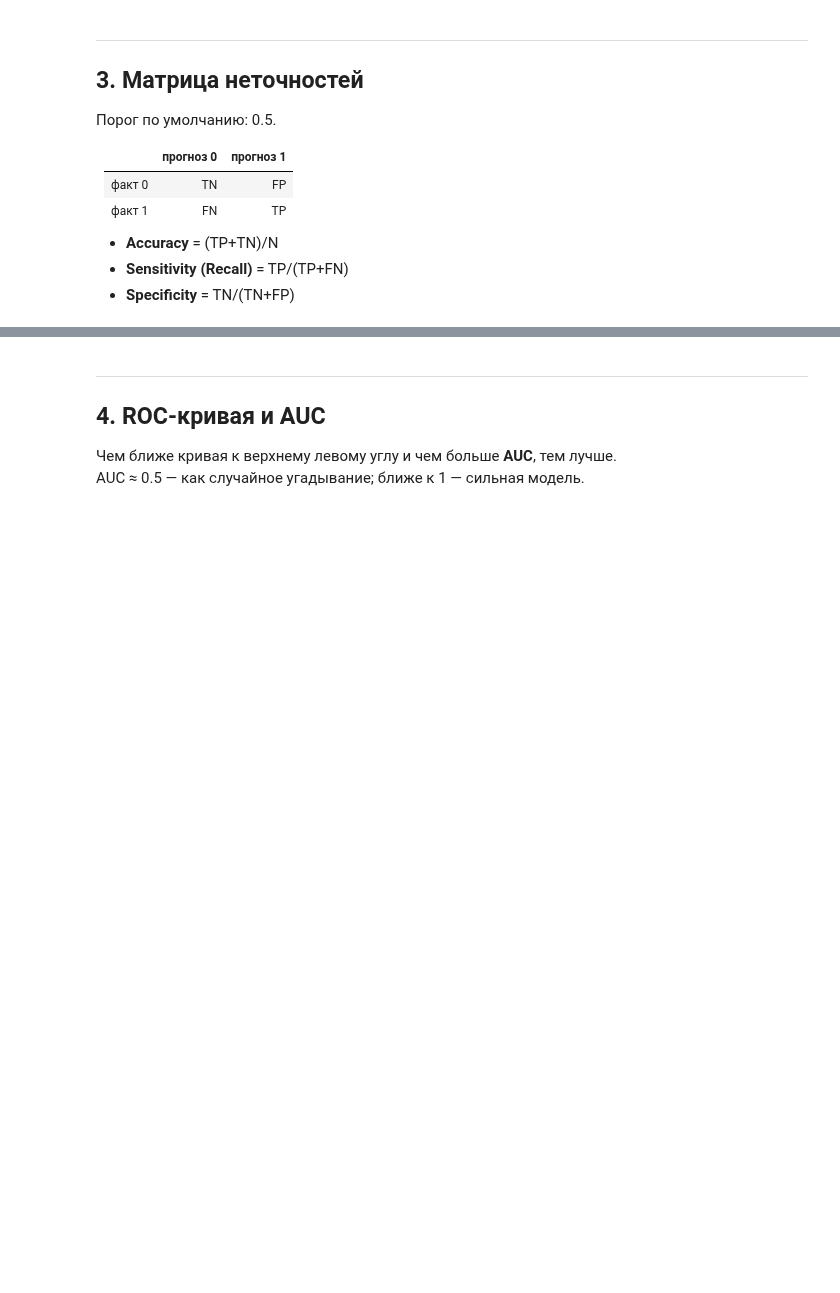
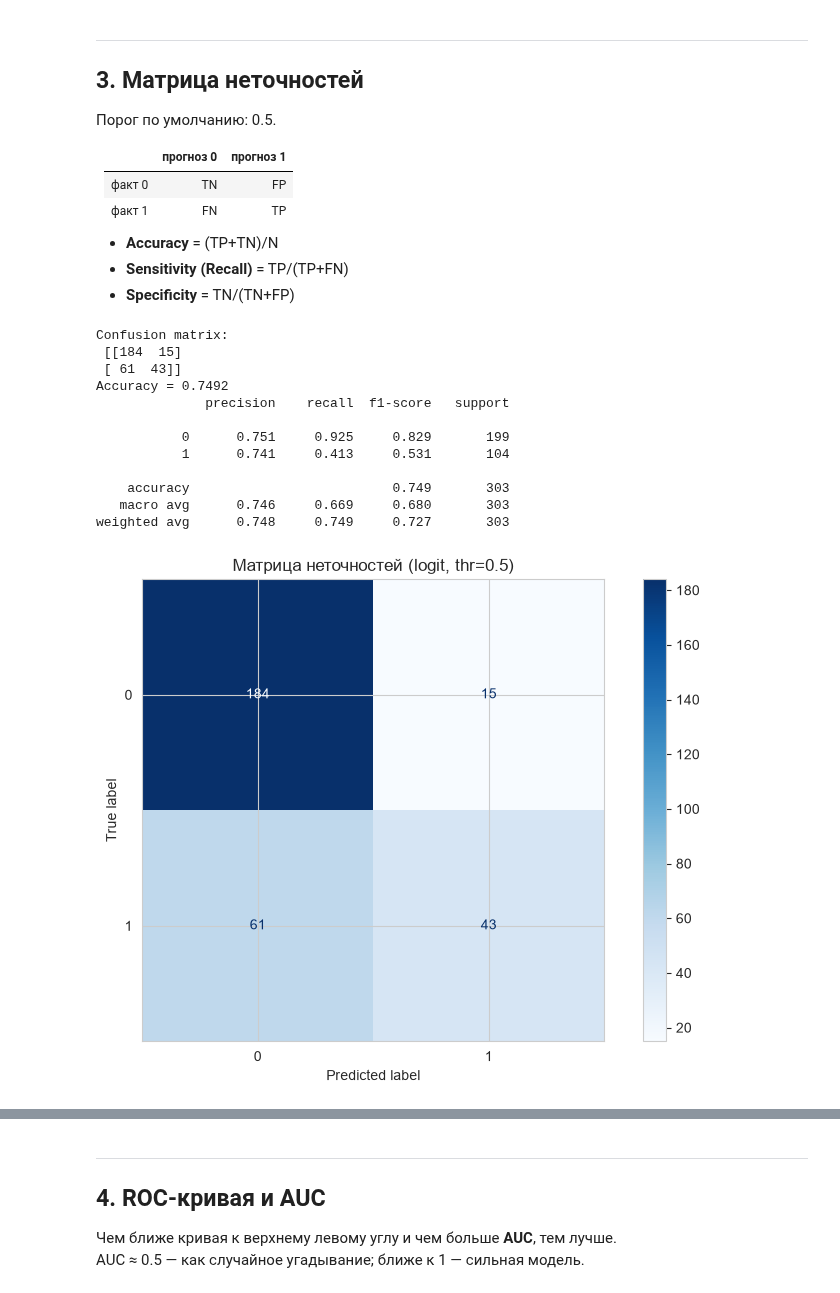
Before and after one commit to Qweeckusha/big_data_vvsu, a Jupyter notebook: practices/lab9/Task_09_Logistic_Regression_Python.ipynb, the cells around one changed output, grey strips where cells are left out. Cells and saved outputs as stored; diff of their text form; code cells hidden in the pictures; blank space fills up the shorter version.

```diff
--- a/practices/lab9/Task_09_Logistic_Regression_Python.ipynb
+++ b/practices/lab9/Task_09_Logistic_Regression_Python.ipynb
@@ -38,17 +37,7 @@ np.random.seed(42)
 Отклик `target`: 0 — злокачественная, 1 — доброкачественная.
 Предикторы — несколько числовых характеристик опухоли.
 # %%
-raw = load_breast_cancer(as_frame=True)
-df = raw.frame.copy()
-df = df.rename(columns={
-    "mean radius": "radius",
-    "mean texture": "texture",
-    "mean perimeter": "perimeter",
-    "mean area": "area",
-    "mean smoothness": "smoothness",
-})
-use = ["target", "radius", "texture", "perimeter", "area", "smoothness"]
-df = df[use]
-print(df.head())
-print("\ntarget:")
-print(df["target"].value_counts())
+df = pd.read_csv('datlg.csv')
+y = "y"
+
+df.head()
@@ -58,8 +69,13 @@ print(df["target"].value_counts())
 
 `smf.logit("y ~ x1 + x2 + ...", data=df).fit()`
 # %%
+X_cols = [c for c in df.columns if c != y]
+
+predictors = " + ".join(X_cols)
+f = f"{y} ~ {predictors}"
+print(predictors)
 m_logit = smf.logit(
-    "target ~ radius + texture + smoothness",
+    f,
     data=df,
 ).fit(disp=False)
 print(m_logit.summary())
@@ -97,12 +195,26 @@ print("модель значима" if p_lr < 0.05 else "модель не зн
 # %%
 prob = m_logit.predict(df)
 pred = (prob >= 0.5).astype(int)
 
-cm = confusion_matrix(df["target"], pred)
+cm = confusion_matrix(df[y], pred)
 print("Confusion matrix:\n", cm)
-print("Accuracy =", round(accuracy_score(df["target"], pred), 4))
-print(classification_report(df["target"], pred, digits=3))
+print("Accuracy =", round(accuracy_score(df[y], pred), 4))
+print(classification_report(df[y], pred, digits=3))
 
 ConfusionMatrixDisplay(cm, display_labels=[0, 1]).plot(cmap="Blues")
 plt.title("Матрица неточностей (logit, thr=0.5)")
 plt.show()
+# %% [output]
+Confusion matrix:
+ [[184  15]
+ [ 61  43]]
+Accuracy = 0.7492
+              precision    recall  f1-score   support
+
+           0      0.751     0.925     0.829       199
+           1      0.741     0.413     0.531       104
+
+    accuracy                          0.749       303
+   macro avg      0.746     0.669     0.680       303
+weighted avg      0.748     0.749     0.727       303
+[figure, added]
```
Also changed, not shown: parts of 21 cells of this notebook.
